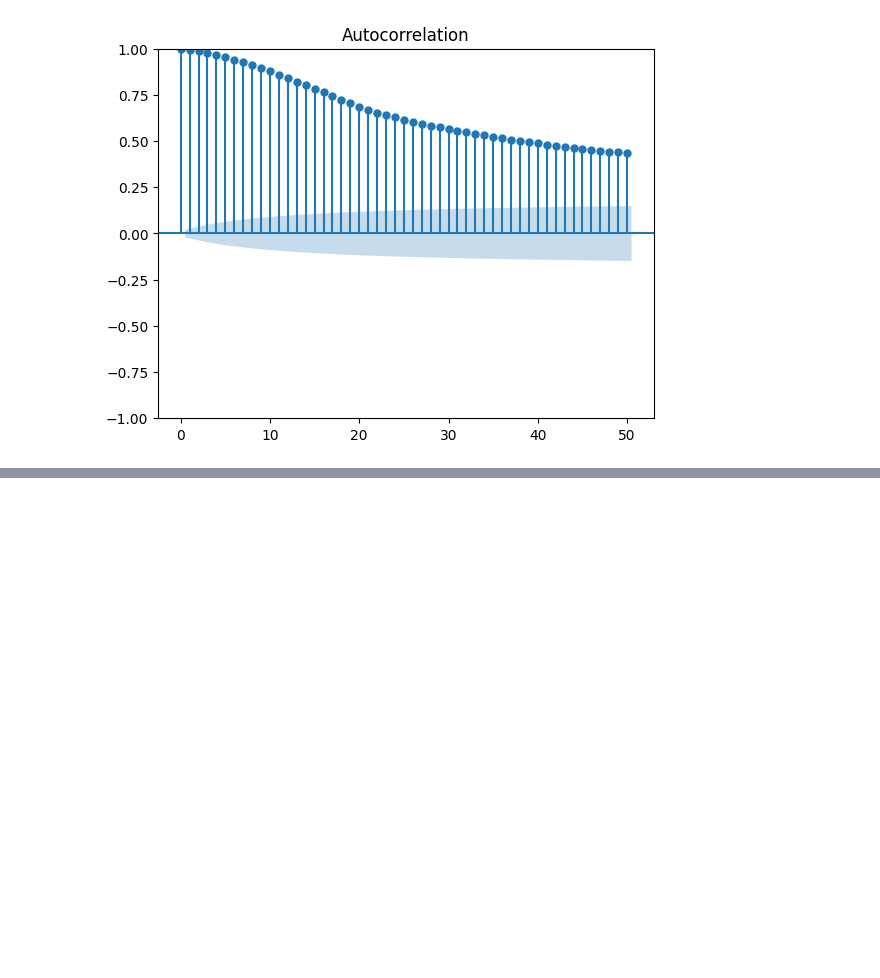
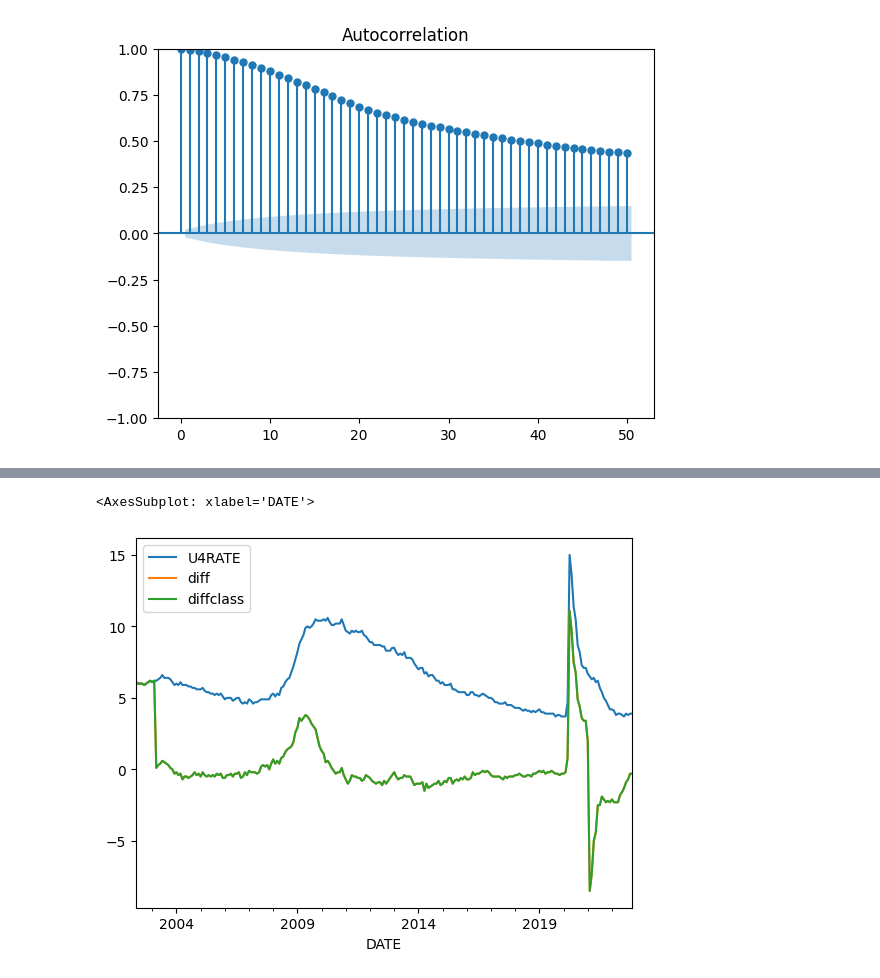
Before and after one commit to anastasiosyal/quantowl, a Jupyter notebook: autocorrelation/main.ipynb, the cells around one changed output, grey strips where cells are left out. Drawn from its saved outputs; the diff is of its cells as text; code cells hidden in the pictures; blank space fills up the shorter version.

Commit message:
Added some further analysis of FRED related data

```diff
--- a/autocorrelation/main.ipynb
+++ b/autocorrelation/main.ipynb
@@ -113,3 +96,26 @@ plot_acf(x=df["real_vol"].dropna().values.squeeze(), lags=50)
 # %% [output]
 [figure]
 [figure]
+# %%
+start = parser.parse("2002-05-01")
+end =  parser.parse("2022-12-20")
+print(end)
+
+fred = pdr.DataReader('U4RATE', 'fred', start, end)
+
+# U4RATE,  Total Unemployed Plus Discouraged Workers, as a Percent of the Civilian Labor Force Plus Discouraged Workers
+
+import numpy as np
+
+diff_kernel = np.array([1,0,0,0,0,0,0,0,0,0,-1])
+diff = np.convolve(fred["U4RATE"], diff_kernel)
+
+#ignore the extra indexes from the convolution
+diff = diff[0 :np.size(diff)-np.size(diff_kernel)+1]
+
+
+fred["diff"] = diff
+fred["diffclass"] = diff
+
+fred.plot()
+# %% [output]
@@ -115,0 +123,2 @@ plot_acf(x=df["real_vol"].dropna().values.squeeze(), lags=50)
+<AxesSubplot: xlabel='DATE'>
+[figure, added]
```
Also changed, not shown: parts of 5 cells of this notebook.
